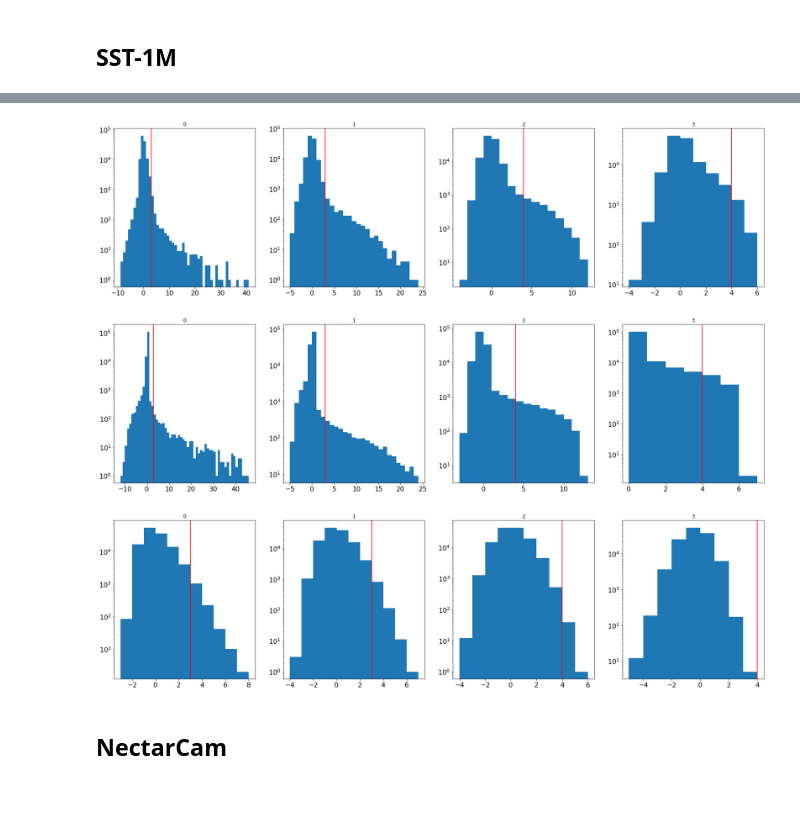
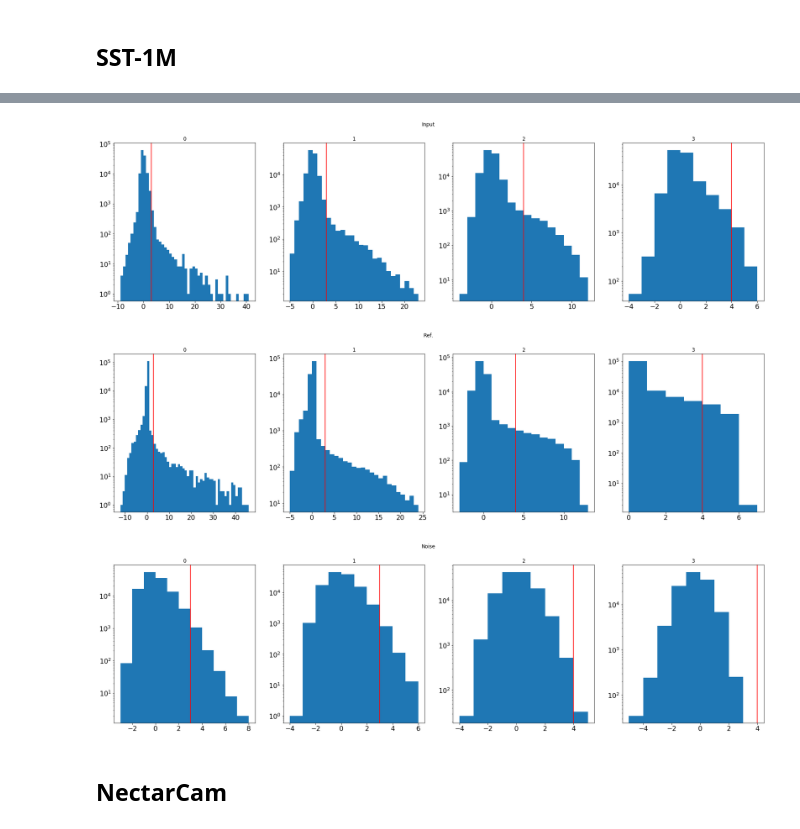
Before and after one commit to jdhp-sap/pywi-cta-legacy, a Jupyter notebook: notebooks/analysis_signal_and_noise_histograms_per_plan.ipynb, the cells around one changed output, grey strips where cells are left out. Drawn from its saved outputs; the diff is of its cells as text; code cells hidden in the pictures; blank space fills up the shorter version.

```diff
--- a/notebooks/analysis_signal_and_noise_histograms_per_plan.ipynb
+++ b/notebooks/analysis_signal_and_noise_histograms_per_plan.ipynb
@@ -23,7 +23,7 @@ import datapipe.denoising.cdf
 # %%
 IMG_SIZE = 7
 
-def plot_hist(data_list, threshold_list, title_list=None, log=True):
+def plot_hist(data_list, threshold_list, suptitle=None, title_list=None, log=True):
     num_imgs = len(data_list)
 
     fig, ax_list = plt.subplots(ncols=num_imgs, figsize=(num_imgs*IMG_SIZE, IMG_SIZE), squeeze=True)
@@ -44,6 +44,8 @@ def plot_hist(data_list, threshold_list, title_list=None, log=True):
         ax.tick_params(axis='both', which='major', labelsize=16)
         ax.tick_params(axis='both', which='minor', labelsize=16)
 
+    plt.suptitle(suptitle, fontsize=16)
+
     plt.show()
 # %%
 def make_samples(path_list,
@@ -152,7 +154,7 @@ def make_samples(path_list,
 
 path_list = ['/Users/jdecock/data/sst1m_mini_array_konrad/fits/sst1m/gamma/']
 
-samples = make_samples(path_list,
-                       tel_filter_list=None,
-                       max_num_images=100)
+digicam_samples = make_samples(path_list,
+                               tel_filter_list=None,
+                               max_num_images=100)
 # %% [output]
@@ -161,14 +163,14 @@ Wall time: 1min 15s
 # %%
 digicam_thresholds = [3, 3, 4, 4]
 #digicam_thresholds = [2.5, 2.5, 4.5, 1.]
 
-plot_hist(samples[0], digicam_thresholds)
-plot_hist(samples[1], digicam_thresholds)
-plot_hist(samples[2], digicam_thresholds)
+plot_hist(digicam_samples[0], threshold_list=digicam_thresholds, suptitle="Input")
+plot_hist(digicam_samples[1], threshold_list=digicam_thresholds, suptitle="Ref.")
+plot_hist(digicam_samples[2], threshold_list=digicam_thresholds, suptitle="Noise")
 # %% [output]
-[figure, old version]
+[figure, new version]
-[figure, old version]
+[figure, new version]
-[figure, old version]
+[figure, new version]
 # %% [markdown]
 ## NectarCam
 # %%
```
Also changed, not shown: parts of 6 cells of this notebook.
